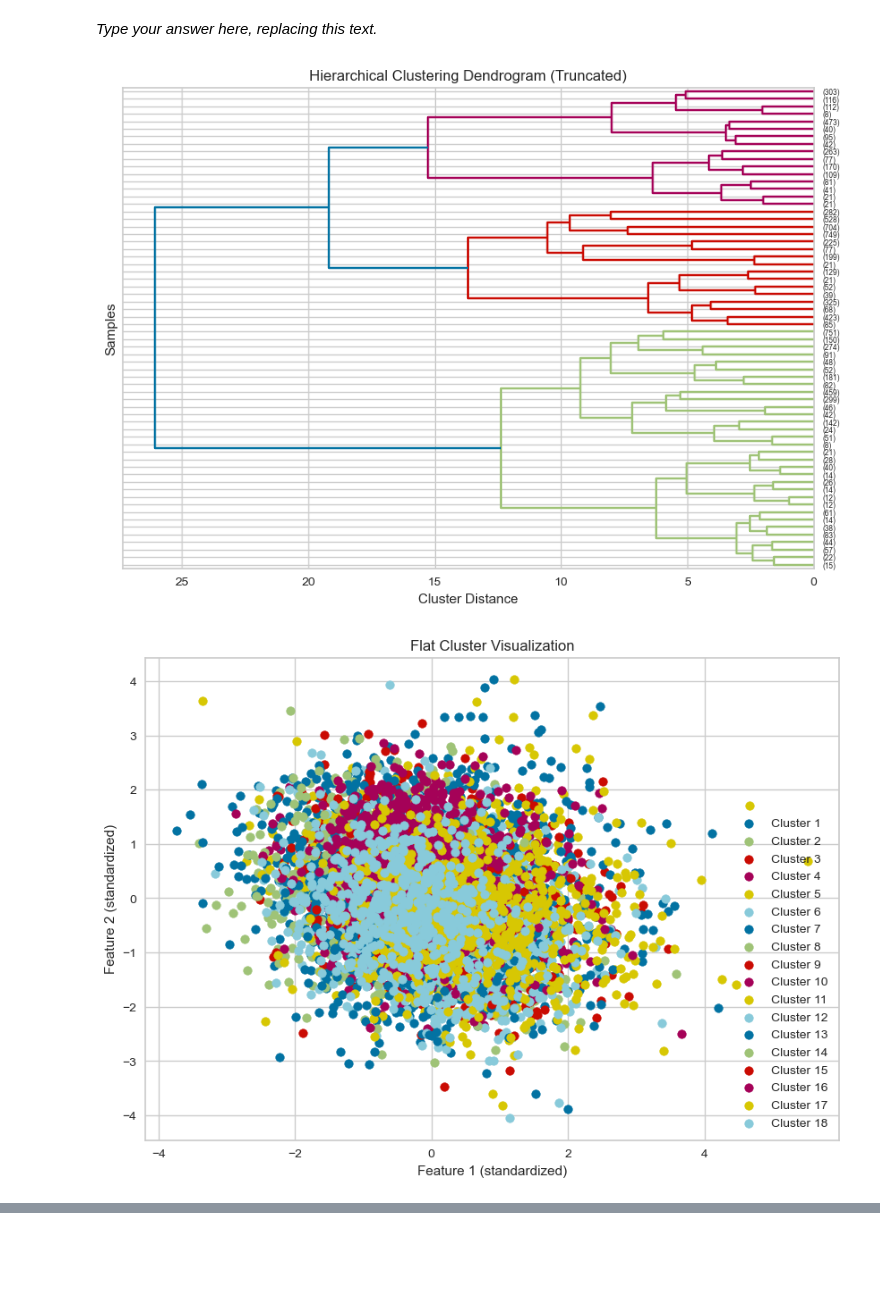
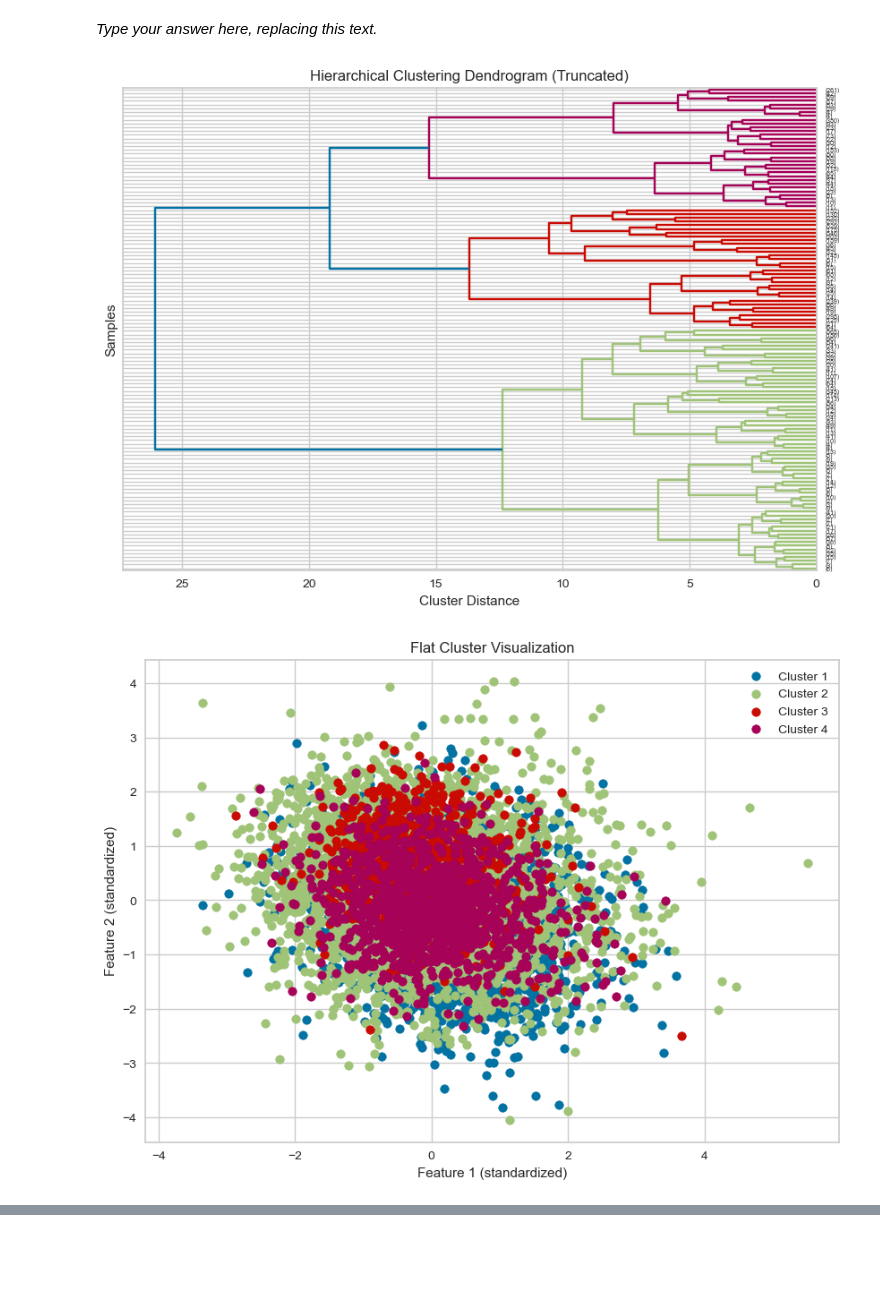
Before and after one commit to Dilu-Bilu/cs330-hw6, a Jupyter notebook: hw6 copy.ipynb, the cells around one changed output, grey strips where cells are left out. Cells and saved outputs as stored; diff of their text form; code cells hidden in the pictures.

```diff
--- a/hw6 copy.ipynb
+++ b/hw6 copy.ipynb
@@ -1015,18 +1015,20 @@ _Type your answer here, replacing this text._
 # %%
 from yellowbrick.cluster import SilhouetteVisualizer
 
-my_arr = np.arange(0.1, 1, 0.1)
+# my_arr = np.arange(0.1, 1, 0.1)
 
 # for i in my_arr:
-#     for s in range(1,5):
+#     for s in range(1,8):
 #         dbscan_rec = DBSCAN(eps=i, min_samples=s, metric="cosine")
 #         dbscan_rec.fit(embeddings)
 
-
+#         print("Eps: " + str(i))
+#         print("N_samples: " + str(s))
 #         n_clusters = len(set(dbscan_rec.labels_))
 #         print(n_clusters)
+#         print(" ")
 
-dbscan_rec = DBSCAN(eps=0.05, min_samples=2, metric="cosine")
+dbscan_rec = DBSCAN(eps=0.6, min_samples=4, metric="cosine")
 dbscan_rec.fit(embeddings)
 
 
@@ -1094,35 +1116,35 @@ linkage_matrix = linkage(pdist(embeddings_std, metric='cosine'), method='ward')
 # 3. Plot the truncated dendrogram
 plt.figure(figsize=(10, 7))
 dendrogram(linkage_matrix,
            orientation='left',          # Orientation can be changed as desired
            truncate_mode='level',         # Truncate the dendrogram for clarity
-           p=5)                          # p controls the level of truncation
+           p=6)                          # p controls the level of truncation
 plt.title("Hierarchical Clustering Dendrogram (Truncated)")
 plt.xlabel("Cluster Distance")
 plt.ylabel("Samples")
 plt.show()
 
 # 4. Extract flat clusters using a fixed number (e.g., 3 clusters)
-num_clusters = 18  # Adjust this based on your analysis
+num_clusters = 4 # Adjust this based on your analysis
 flat_clusters = fcluster(linkage_matrix, num_clusters, criterion="maxclust")
 
 # 5. Visualize the clusters using the original standardized 2D data
 plt.figure(figsize=(10, 7))
 for cluster in np.unique(flat_clusters):
     plt.scatter(embeddings_std[flat_clusters == cluster, 0],
                 embeddings_std[flat_clusters == cluster, 1],
                 label=f'Cluster {cluster}')
 plt.title("Flat Cluster Visualization")
 plt.xlabel("Feature 1 (standardized)")
 plt.ylabel("Feature 2 (standardized)")
 plt.legend()
 plt.show()
 
 # 6. Optional: Display the cluster assignments in a DataFrame
 cluster_df = pd.DataFrame({"Sample Index": np.arange(len(embeddings_std)),
                            "Cluster": flat_clusters})
 print(cluster_df)
 # %% [output]
-[figure, old version]
+[figure, new version]
-[figure, old version]
+[figure, new version]
       Sample Index  Cluster
```
Also changed, not shown: parts of 6 cells of this notebook.
